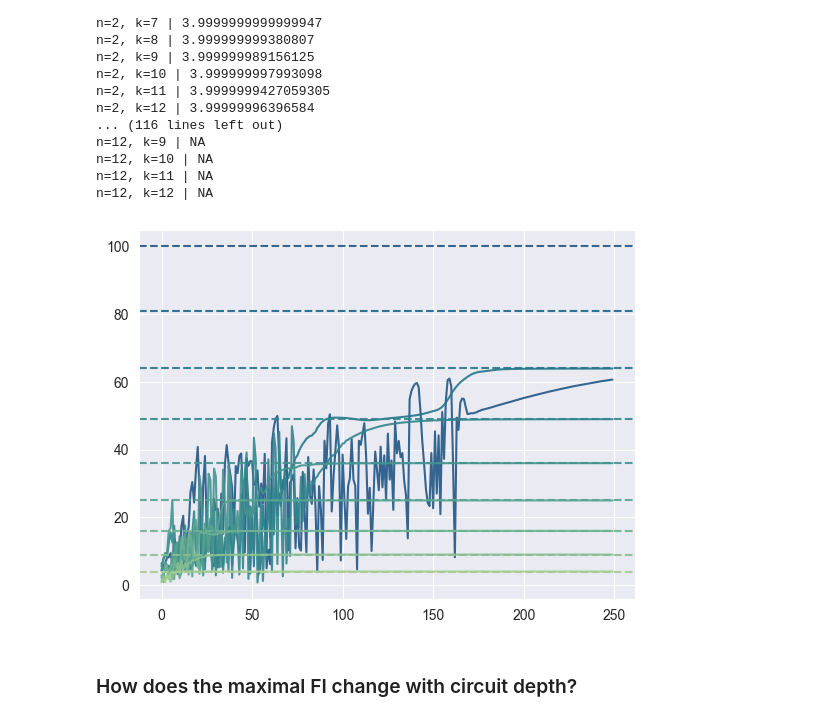
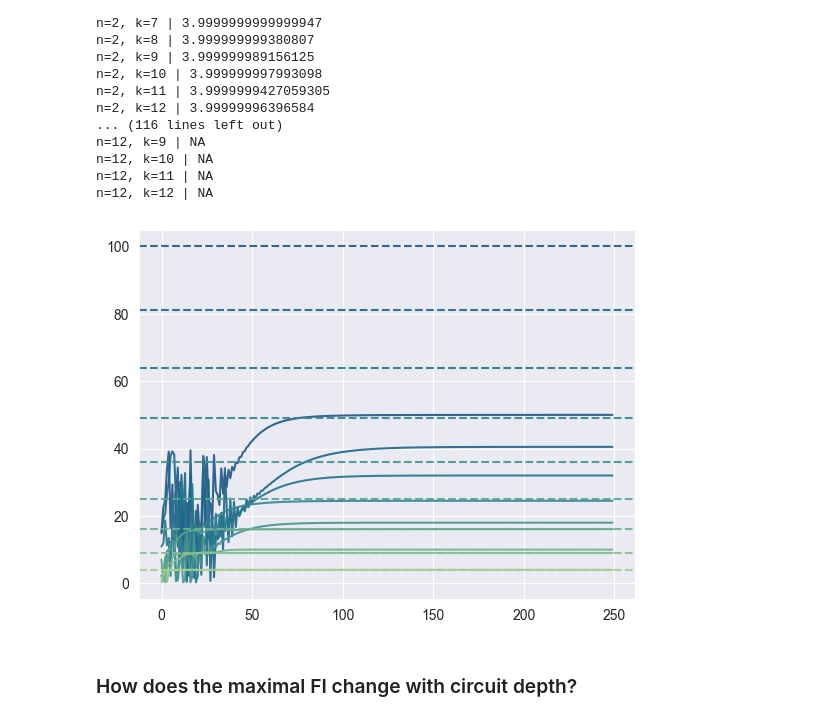
Before and after one commit to benjimaclellan/queso, a Jupyter notebook: experiments/analyze_pure_qfi.ipynb, the cells around one changed output. Saved outputs shown, nothing was run; the diff lists cells and outputs as text; code cells hidden in the pictures.

```diff
--- a/experiments/analyze_pure_qfi.ipynb
+++ b/experiments/analyze_pure_qfi.ipynb
@@ -77,21 +77,21 @@ n=12, k=12 | NA
 # %%
 fig, ax = plt.subplots(nrows=1, ncols=1)
 colors = sns.color_palette("crest", as_cmap=True)
 norm = lambda x: (x - np.min(ns))/(np.max(ns) - np.min(ns))
-k = 7
+k = 2
 for n in reversed(ns[:-2]):
     ax.axhline(n**2, color=colors(norm(n)), ls='--', alpha=0.9)
 
     df = data[n][k]
     if df is None:
         continue
 
     row = df.loc[df["cfi"].idxmax()]
     # for i, row in df.iterrows():
     ax.plot(row.loss, color=colors(norm(n)), alpha=0.9)
 plt.show()
 # %% [output]
-[figure, old version]
+[figure, new version]
 # %% [markdown]
 ### How does the maximal FI change with circuit depth?
 # %%
```
Also changed, not shown: 1 other file.
